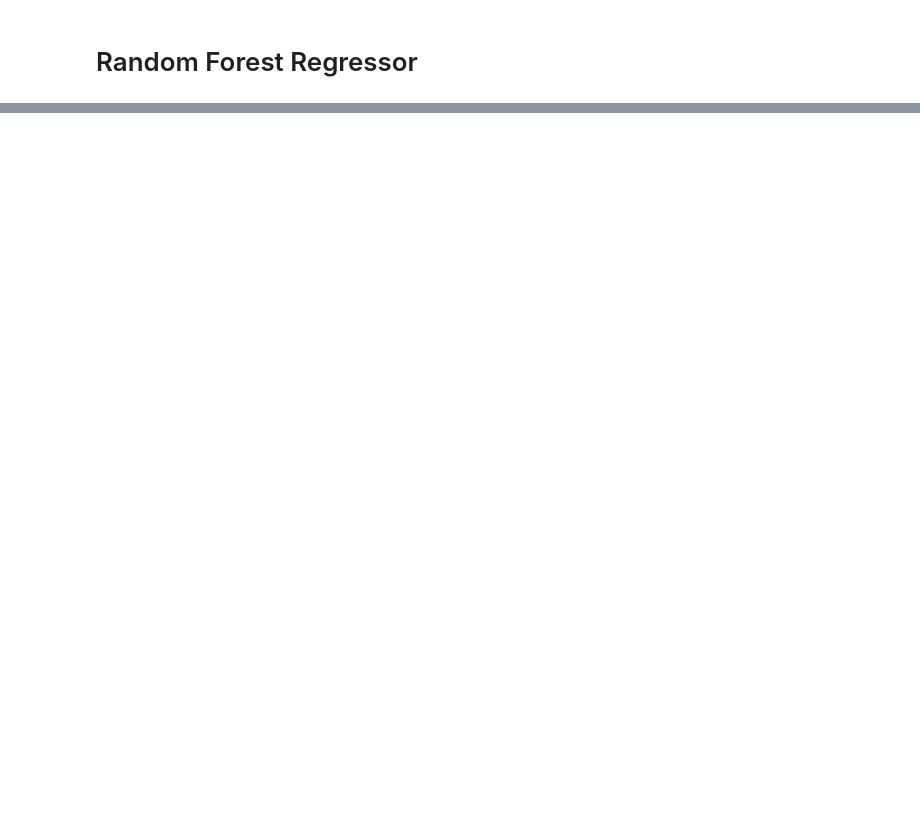
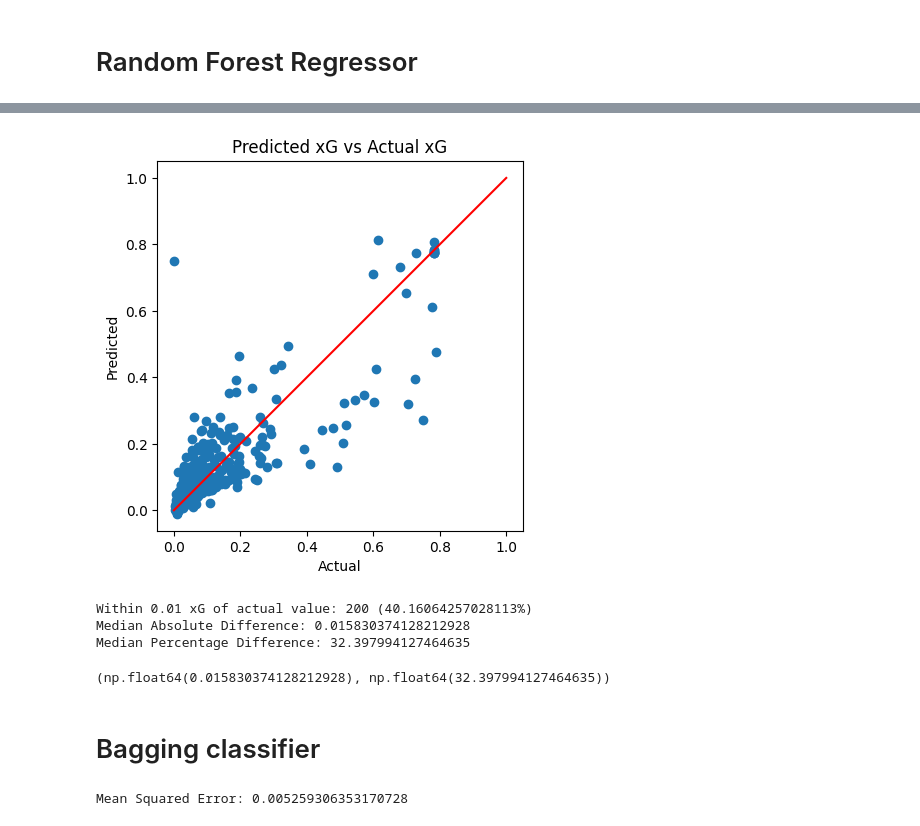
Before and after one commit to kwabenankyi/statsdefuser, a Jupyter notebook: xg_calc.ipynb, the cells around one changed output, grey strips where cells are left out. Cells and saved outputs as stored; diff of their text form; code cells hidden in the pictures; blank space fills up the shorter version.

```diff
--- a/xg_calc.ipynb
+++ b/xg_calc.ipynb
@@ -442,0 +473,26 @@ Median Percentage Difference: 25.057070592126454
+# %%
+xgBoostXgDf = createXgDf(y_test, y_pred_xgb)
+plotPredictionsVsActual(y_test, y_pred_xgb)
+# %% [output]
+[figure, added]
+# %%
+getWithinThreshold(xgBoostXgDf, 0.01)
+getMedians(xgBoostXgDf)
+# %% [output]
+Within 0.01 xG of actual value: 200 (40.16064257028113%)
+Median Absolute Difference: 0.015830374128212928
+Median Percentage Difference: 32.397994127464635
+(np.float64(0.015830374128212928), np.float64(32.397994127464635))
+# %% [markdown]
+# Bagging classifier
+# %%
+from sklearn.ensemble import BaggingRegressor
+
+bagging = BaggingRegressor(random_state=42)
+bagging.fit(X_train, y_train)
+y_pred_bagging = bagging.predict(X_test)
+
+mse = mean_squared_error(y_test, y_pred_bagging)
+print(f"Mean Squared Error: {mse}")
+# %% [output]
+Mean Squared Error: 0.005259306353170728
```
Also changed, not shown: parts of 14 cells of this notebook, 1 other file.
